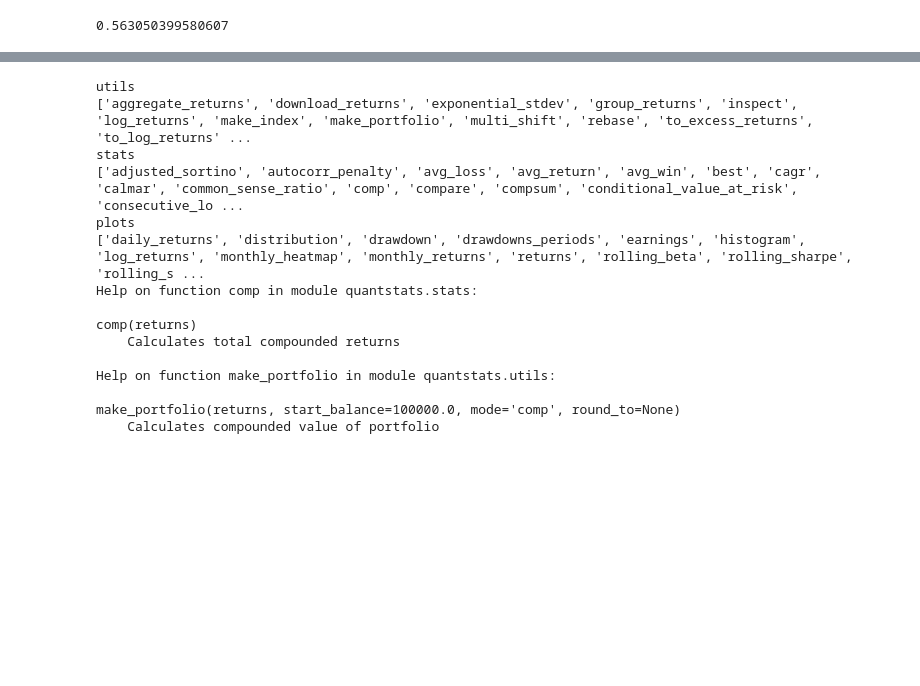
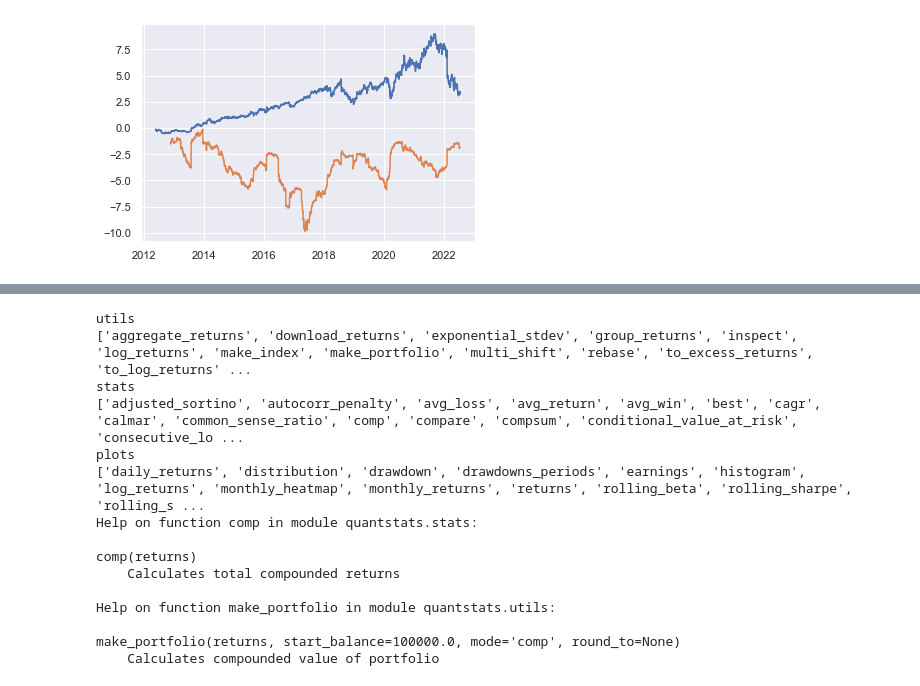
Before and after one commit to wakamex/tradcharts, a Jupyter notebook: stocks.ipynb, the cells around one changed output, grey strips where cells are left out. Saved outputs shown, nothing was run; the diff lists cells and outputs as text; code cells hidden in the pictures; blank space fills up the shorter version.

Commit message:
add momentum strategies

```diff
--- a/stocks.ipynb
+++ b/stocks.ipynb
@@ -12,13 +12,19 @@ qs.extend_pandas()
 # %%
 # fetch the daily returns for a stock
 stock = qs.utils.download_returns('FB')
 
 # show sharpe ratio
 qs.stats.sharpe(stock)
 
 # or using extend_pandas() :)
 stock.sharpe()
+(stock+1).prod()-1
+plt.plot(qs.stats.compsum(returns=stock))
+plt.plot(qs.stats.momentum(returns=stock))
+plt.plot(qs.stats.momentum_simple(returns=stock))
+# stock.rolling(22).apply(qs.stats.momentum)
+plt.show()
 # %% [output]
-0.563050399580607
+[figure, added]
 # %%
 # tickerList = ['TFLO','EMBH','IBTA.L','IBTU.L','SHV','DFNM']
```
Also changed, not shown: parts of 6 cells of this notebook, 10 other files.
